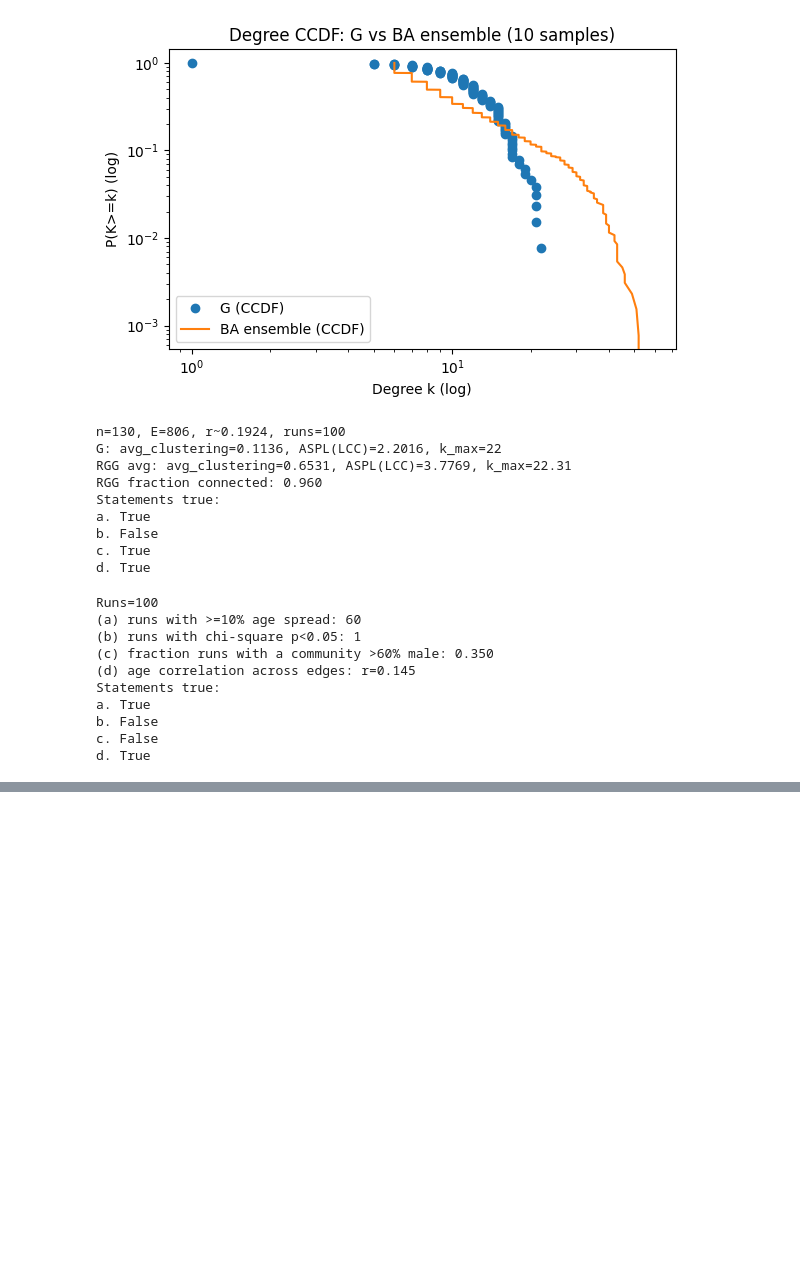
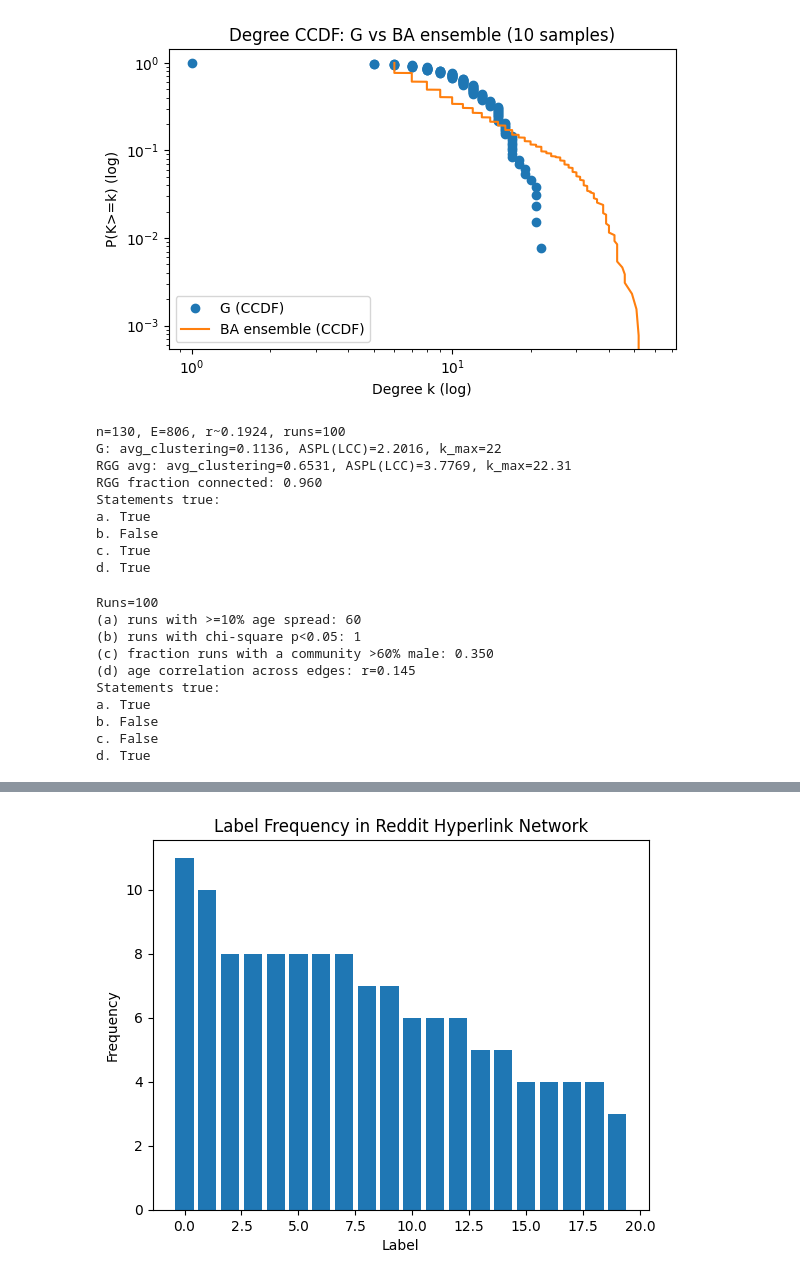
Before and after one commit to s411078099/ST5225_practice, a Jupyter notebook: colab-gt.ipynb, the cells around one changed output, grey strips where cells are left out. Drawn from its saved outputs; the diff is of its cells as text; code cells hidden in the pictures; blank space fills up the shorter version.

```diff
--- a/colab-gt.ipynb
+++ b/colab-gt.ipynb
@@ -71,7 +73,7 @@ nodes = pd.read_csv("/content/ASS2_graph_nodes.csv")
 edges = pd.read_csv("/content/ASS2_graph_edges.csv")
 
 # Initialize an empty graph
-G = nx.from_pandas_edgelist(edges_df, source="ID1",target="ID2",create_using=nx.Graph())
+G = nx.from_pandas_edgelist(edges, source="ID1",target="ID2",create_using=nx.Graph())
 # Attach node attributes: all columns except 'ID'
 attr = nodes.set_index("ID").to_dict("index")
 G.add_nodes_from(attr.keys())
@@ -714,0 +721,84 @@ d. True
+# %%
+import pandas as pd
+import matplotlib.pyplot as plt
+
+labels = fit_dcsbm(G, 20, deg_corr=False)
+
+# Count the number of nodes in each block
+label_counts = pd.Series(labels).value_counts() # default is to sort by frequency
+
+print(label_counts)
+
+# Create a bar chart
+plt.bar(list(range(len(label_counts))), label_counts.values)
+
+# Add labels and title
+plt.xlabel('Label')
+plt.ylabel('Frequency')
+plt.title('Label Frequency in Reddit Hyperlink Network')
+
+# Show the plot
+plt.show()
+
+# Create the block representation of the graph
+num_blocks = len(label_counts)
+MG_b = nx.MultiGraph()
+MG_b.add_nodes_from(range(num_blocks))
+
+# Vertex label to index mapping
+v2i = {label: i for i, label in enumerate(G.nodes())}
+
+for edge in G.edges():
+    MG_b.add_edge(labels[v2i[edge[0]]], labels[v2i[edge[1]]])
+
+for b in range(num_blocks):
+    # Get the nodes in the current block
+    block_nodes = [v for v in G.nodes() if labels[v2i[v]] == b]
+
+    # Calculate the total degree of the nodes in the block
+    total_degree = sum([G.degree(node) for node in block_nodes])
+
+    MG_b.nodes[b]['total_degree'] = total_degree
+
+# Create a new graph for the block representation
+G_b = nx.Graph()
+
+# Iterate over the blocks
+for b1 in range(num_blocks):
+    for b2 in range(b1, num_blocks):
+        # Get the number of edges between the blocks
+        num_edges = MG_b.number_of_edges(b1,b2)
+        # Calculate the edge weight as the number of edges divided by the maximal number of edges
+        if b1 != b2:
+            # SBM MLE estimator for the probability of an edge within a block
+            edge_weight = num_edges / (label_counts[b1] * label_counts[b2])
+            # DCSBM MLE estimator for the probability of an edge within a block
+            # edge_weight = num_edges / (MG_b.nodes[b1]['total_degree'] * MG_b.nodes[b2]['total_degree'])
+        else:
+            if label_counts[b1] > 1:
+                # SBM MLE estimator for the probability of an edge within a block
+                edge_weight = num_edges / (label_counts[b1] * (label_counts[b1]-1) / 2)
+                # DCSBM MLE estimator for the probability of an edge within a block
+                # edge_weight = num_edges / (MG_b.nodes[b1]['total_degree'] * (MG_b.nodes[b1]['total_degree']-1)/2)
+            else:
+                edge_weight = 0
+
+        # Add the edge to the new graph
+        G_b.add_edge(b1, b2, weight=edge_weight)
+
+print(G_b)
+
+import numpy as np
+
+adj_matrix = nx.adjacency_matrix(G_b, weight='weight').todense()
+
+plt.figure(figsize=(6, 6))
+plt.imshow(adj_matrix, cmap='gray_r', interpolation='nearest', extent=(0, 1, 0, 1), origin='lower')
+
+# Set the block numbers as tick labels
+num_blocks = len(G_b.nodes())
+plt.xticks(ticks=np.linspace(0+1/num_blocks/2, 1-1/num_blocks/2, num_blocks), labels=[v for v in G_b.nodes()], rotation=90)  # Rotate for better visibility
+plt.yticks(ticks=np.linspace(0+1/num_blocks/2, 1-1/num_blocks/2, num_blocks), labels=[v for v in G_b.nodes()])
+
+plt.show()
+# %% [output]
@@ -714,0 +822 @@ d. True
+[figure, added]
```
Also changed, not shown: parts of 5 cells of this notebook.
